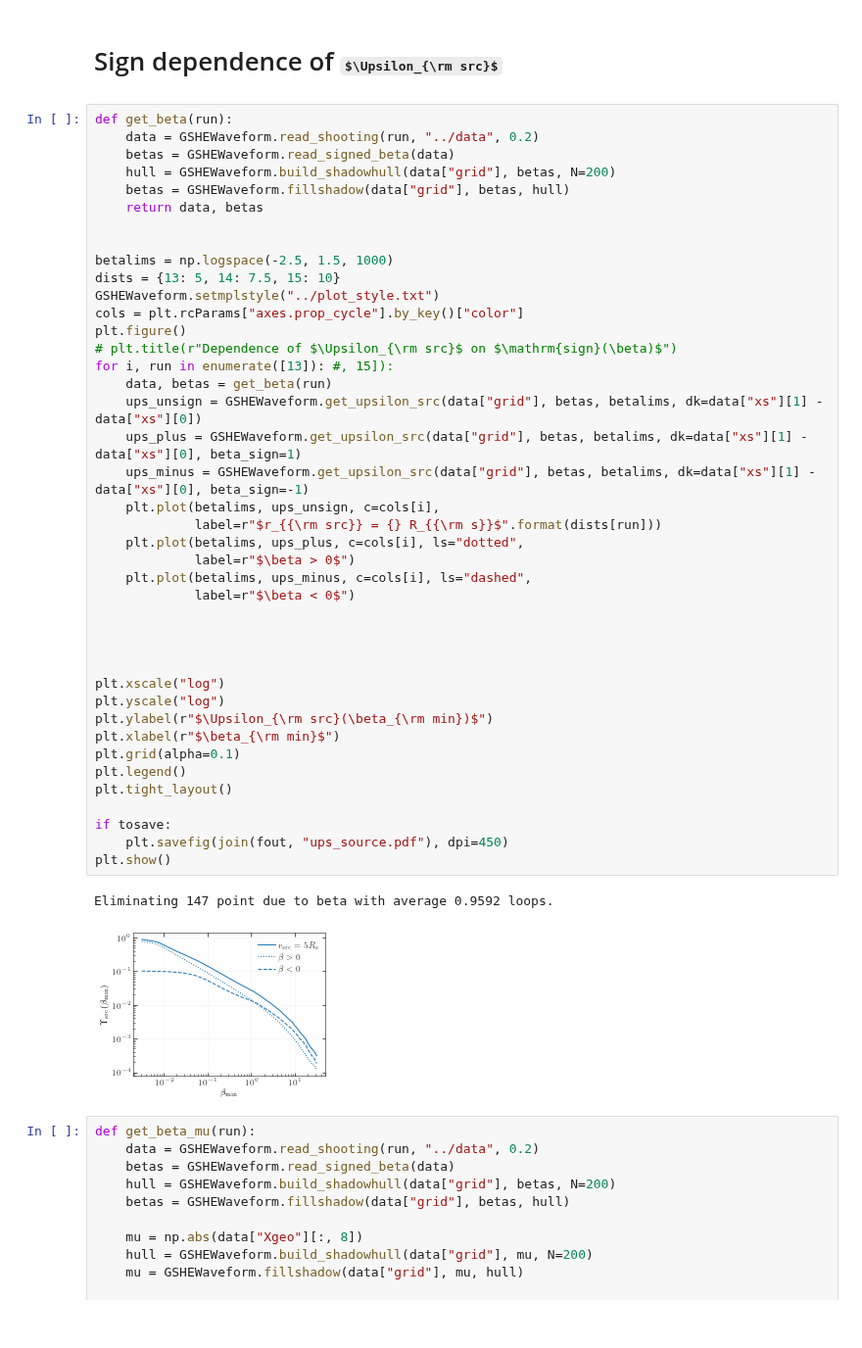
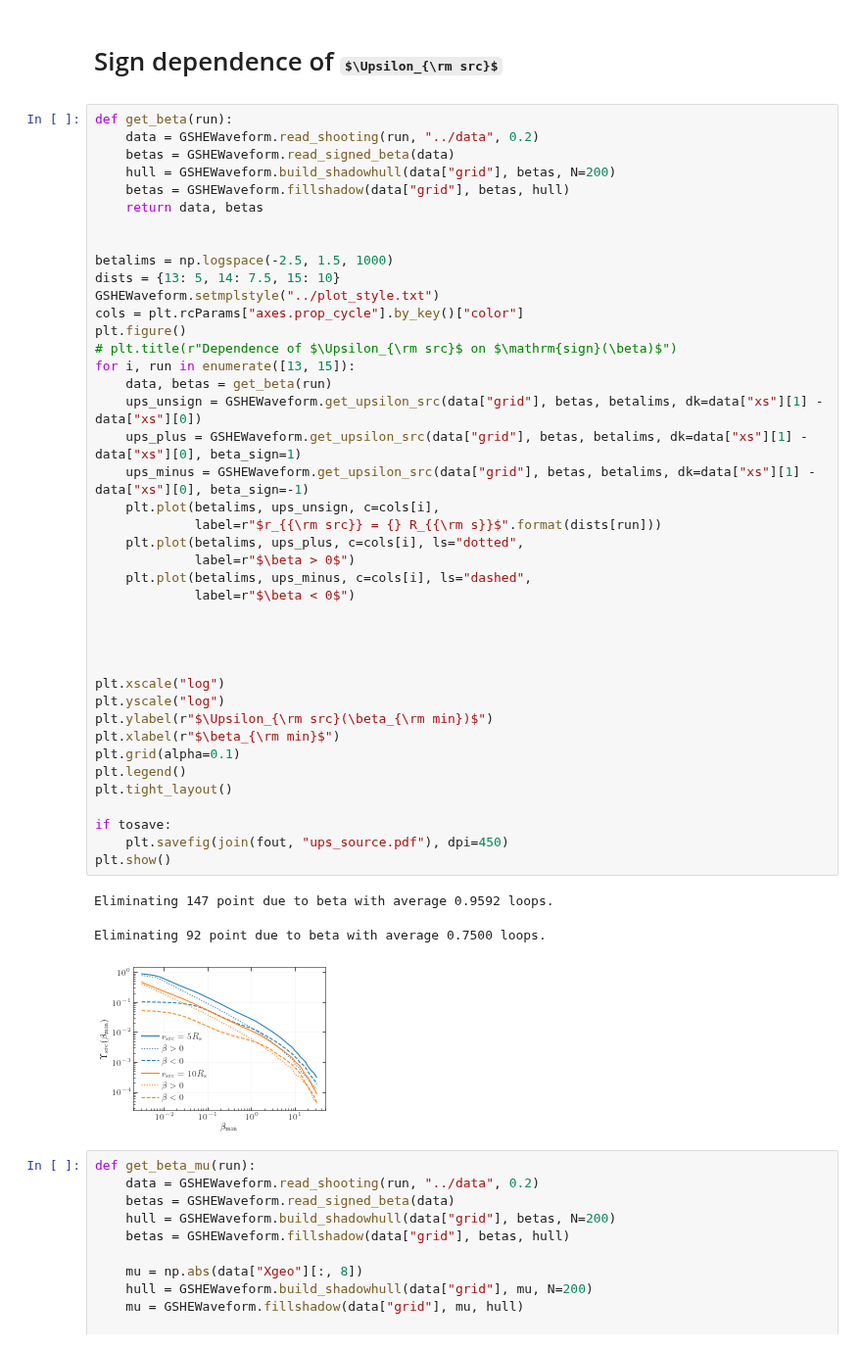
Before and after one commit to Richard-Sti/GSHE_public, a Jupyter notebook: scripts/upsilon_plots.ipynb, the cells around one changed output. Shown at 98% size. Cells and saved outputs as stored; diff of their text form; some formulas as TeX source.

```diff
--- a/scripts/upsilon_plots.ipynb
+++ b/scripts/upsilon_plots.ipynb
@@ -58,35 +55,36 @@ GSHEWaveform.setmplstyle("../plot_style.txt")
 cols = plt.rcParams["axes.prop_cycle"].by_key()["color"]
 plt.figure()
 # plt.title(r"Dependence of $\Upsilon_{\rm src}$ on $\mathrm{sign}(\beta)$")
-for i, run in enumerate([13]): #, 15]):
+for i, run in enumerate([13, 15]):
     data, betas = get_beta(run)
     ups_unsign = GSHEWaveform.get_upsilon_src(data["grid"], betas, betalims, dk=data["xs"][1] - data["xs"][0])
     ups_plus = GSHEWaveform.get_upsilon_src(data["grid"], betas, betalims, dk=data["xs"][1] - data["xs"][0], beta_sign=1)
     ups_minus = GSHEWaveform.get_upsilon_src(data["grid"], betas, betalims, dk=data["xs"][1] - data["xs"][0], beta_sign=-1)
     plt.plot(betalims, ups_unsign, c=cols[i],
              label=r"$r_{{\rm src}} = {} R_{{\rm s}}$".format(dists[run]))
     plt.plot(betalims, ups_plus, c=cols[i], ls="dotted",
              label=r"$\beta > 0$")
     plt.plot(betalims, ups_minus, c=cols[i], ls="dashed",
              label=r"$\beta < 0$")
 
 
 
 
 plt.xscale("log")
 plt.yscale("log")
 plt.ylabel(r"$\Upsilon_{\rm src}(\beta_{\rm min})$")
 plt.xlabel(r"$\beta_{\rm min}$")
 plt.grid(alpha=0.1)
 plt.legend()
 plt.tight_layout()
 
 if tosave:
     plt.savefig(join(fout, "ups_source.pdf"), dpi=450)
 plt.show()
 # %% [output]
 Eliminating 147 point due to beta with average 0.9592 loops.
+Eliminating 92 point due to beta with average 0.7500 loops.
-[figure, old version]
+[figure, new version]
 # %%
 def get_beta_mu(run):
     data = GSHEWaveform.read_shooting(run, "../data", 0.2)
```
Also changed, not shown: parts of 2 cells of this notebook, 1 other file.
